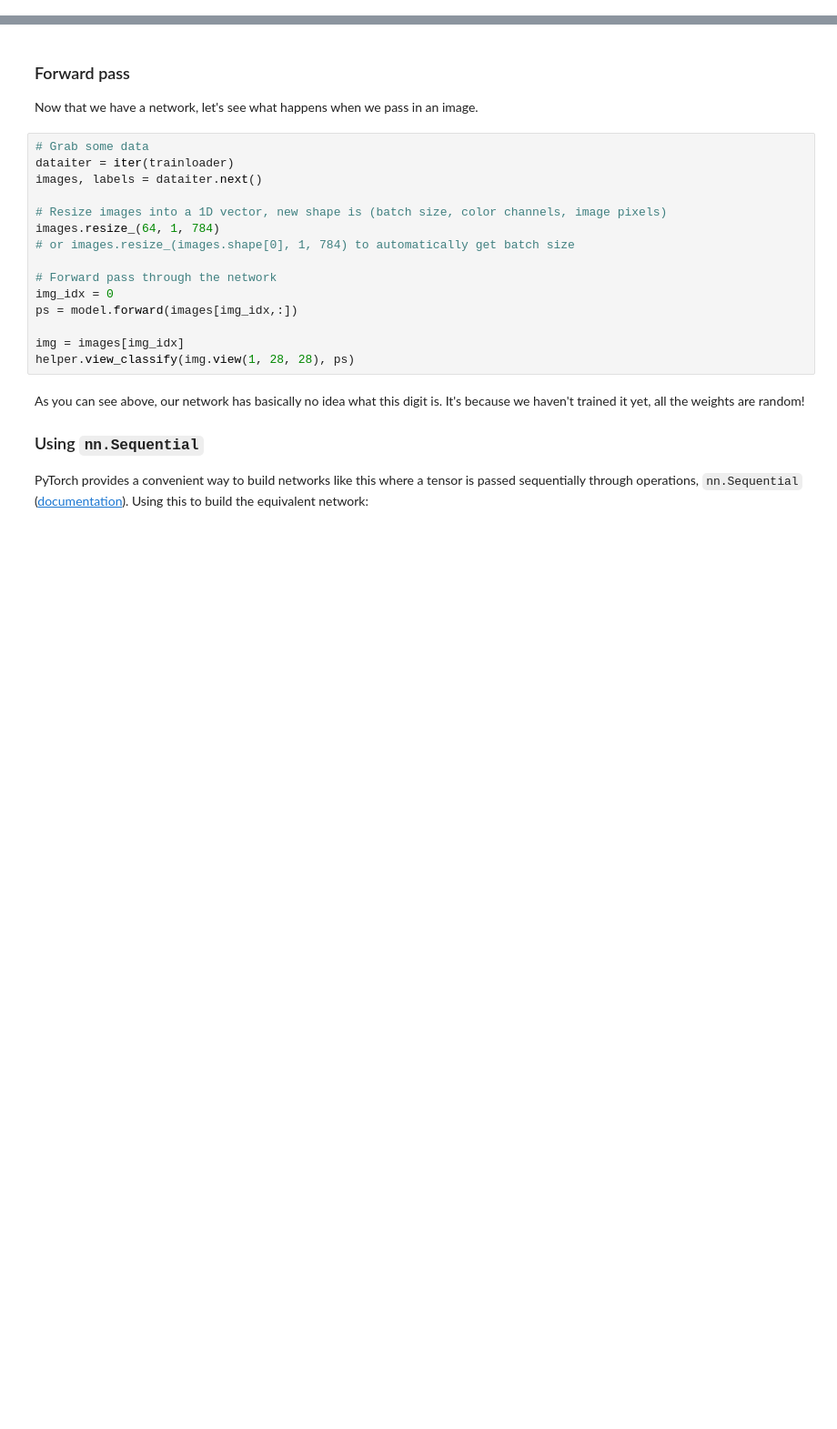
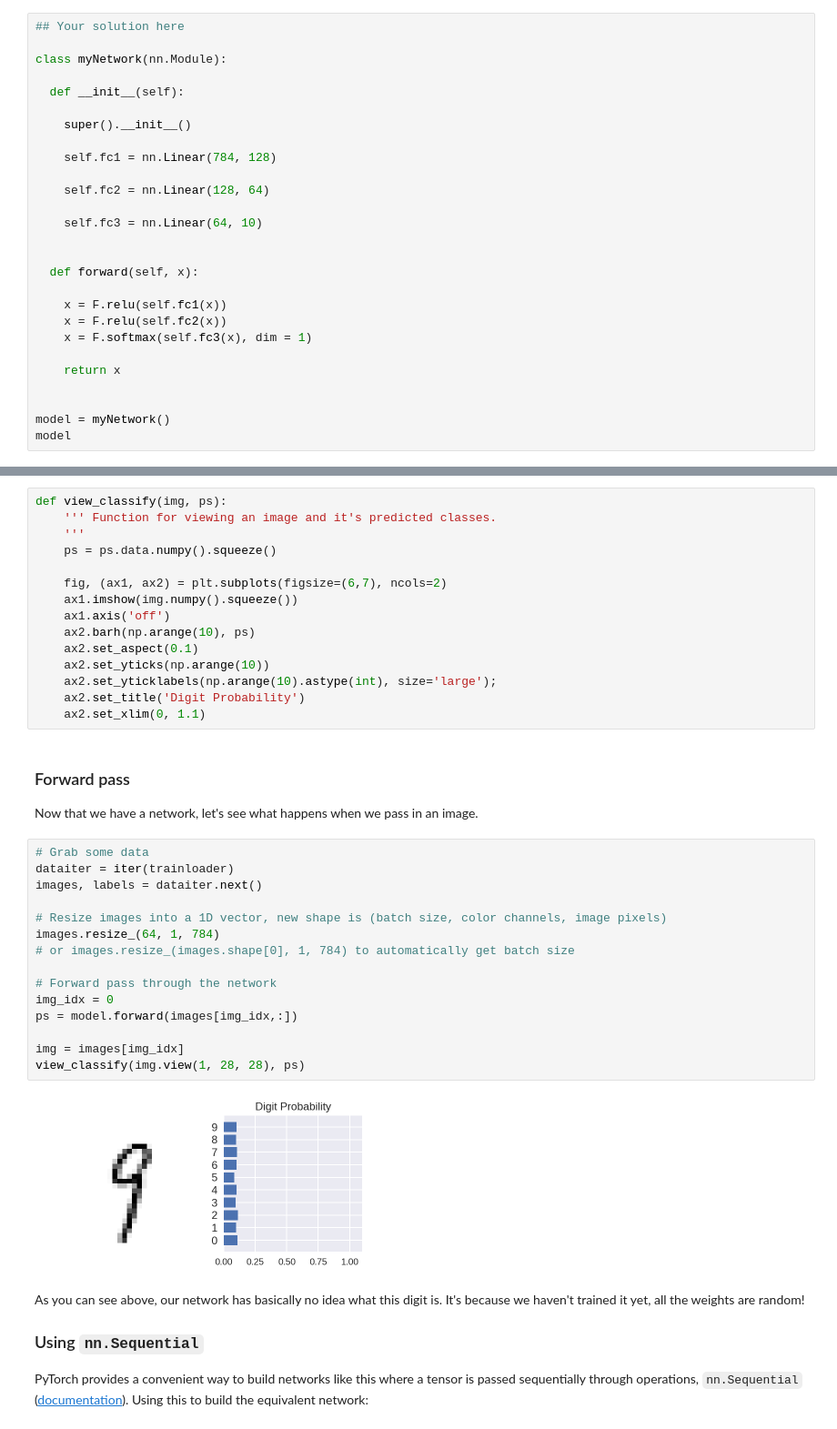
Before and after one commit to udacity/deep-learning-v2-pytorch, a Jupyter notebook: intro-to-pytorch/Part 2 - Neural Networks in PyTorch (Exercises).ipynb, the cells around one changed output, grey strips where cells are left out. Shown at 91% size. Drawn from its saved outputs; the diff is of its cells as text; blank space fills up the shorter version.

```diff
--- a/intro-to-pytorch/Part 2 - Neural Networks in PyTorch (Exercises).ipynb
+++ b/intro-to-pytorch/Part 2 - Neural Networks in PyTorch (Exercises).ipynb
@@ -208,0 +258,27 @@ In practice, the ReLU function is used almost exclusively as the activation func
+# %%
+## Your solution here
+
+class myNetwork(nn.Module):
+
+  def __init__(self):
+
+    super().__init__()
+
+    self.fc1 = nn.Linear(784, 128)
+
+    self.fc2 = nn.Linear(128, 64)
+
+    self.fc3 = nn.Linear(64, 10)
+
+
+  def forward(self, x):
+
+    x = F.relu(self.fc1(x))
+    x = F.relu(self.fc2(x))
+    x = F.softmax(self.fc3(x), dim = 1)
+
+    return x
+
+
+model = myNetwork()
+model
@@ -224,3 +341,18 @@ model.fc1.weight.data.normal_(std=0.01)
+# %%
+def view_classify(img, ps):
+    ''' Function for viewing an image and it's predicted classes.
+    '''
+    ps = ps.data.numpy().squeeze()
+
+    fig, (ax1, ax2) = plt.subplots(figsize=(6,7), ncols=2)
+    ax1.imshow(img.numpy().squeeze())
+    ax1.axis('off')
+    ax2.barh(np.arange(10), ps)
+    ax2.set_aspect(0.1)
+    ax2.set_yticks(np.arange(10))
+    ax2.set_yticklabels(np.arange(10).astype(int), size='large');
+    ax2.set_title('Digit Probability')
+    ax2.set_xlim(0, 1.1)
 # %% [markdown]
 ### Forward pass
 
@@ -228,18 +360,20 @@ Now that we have a network, let's see what happens when we pass in an image.
 # %%
 # Grab some data
 dataiter = iter(trainloader)
 images, labels = dataiter.next()
 
 # Resize images into a 1D vector, new shape is (batch size, color channels, image pixels)
 images.resize_(64, 1, 784)
 # or images.resize_(images.shape[0], 1, 784) to automatically get batch size
 
 # Forward pass through the network
 img_idx = 0
 ps = model.forward(images[img_idx,:])
 
 img = images[img_idx]
-helper.view_classify(img.view(1, 28, 28), ps)
+view_classify(img.view(1, 28, 28), ps)
+# %% [output]
+[figure, added]
 # %% [markdown]
 As you can see above, our network has basically no idea what this digit is. It's because we haven't trained it yet, all the weights are random!
 
```
Also changed, not shown: parts of 21 cells of this notebook.
